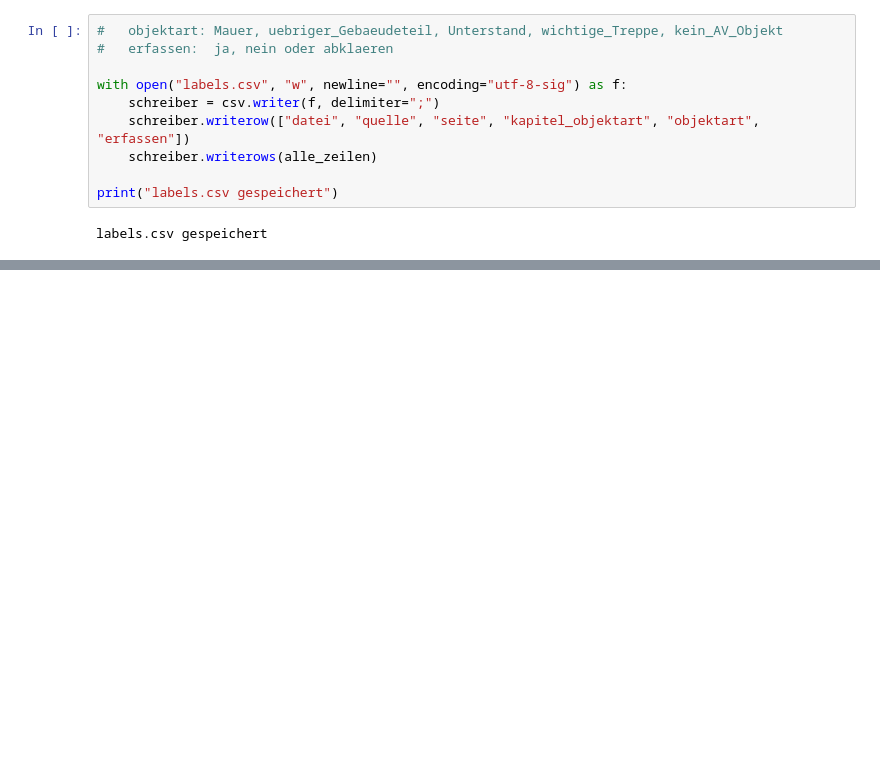
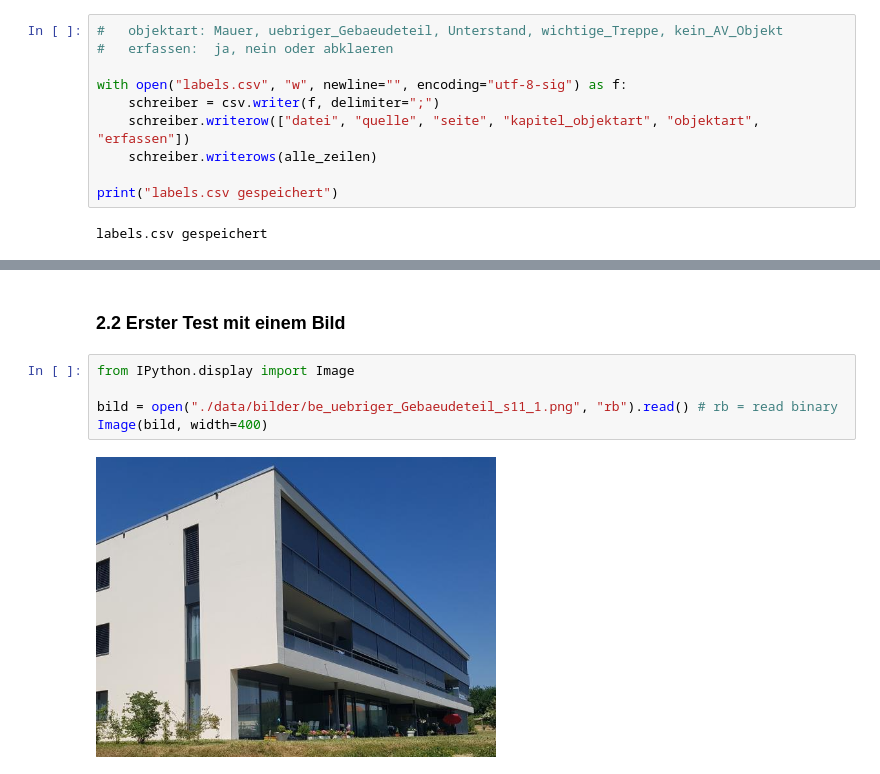
Before and after one commit to mxelaniie/Chatty-muess-das-dri, a Jupyter notebook: Chatty.ipynb, the cells around one changed output, grey strips where cells are left out. Drawn from its saved outputs; the diff is of its cells as text; blank space fills up the shorter version.

```diff
--- a/Chatty.ipynb
+++ b/Chatty.ipynb
@@ -90,0 +126,9 @@ labels.csv gespeichert
+# %% [markdown]
+### 2.2 Erster Test mit einem Bild
+# %%
+from IPython.display import Image
+
+bild = open("./data/bilder/be_uebriger_Gebaeudeteil_s11_1.png", "rb").read() # rb = read binary
+Image(bild, width=400)
+# %% [output]
+[figure, added]
```
Also changed, not shown: parts of 13 cells of this notebook, 1 other file.
